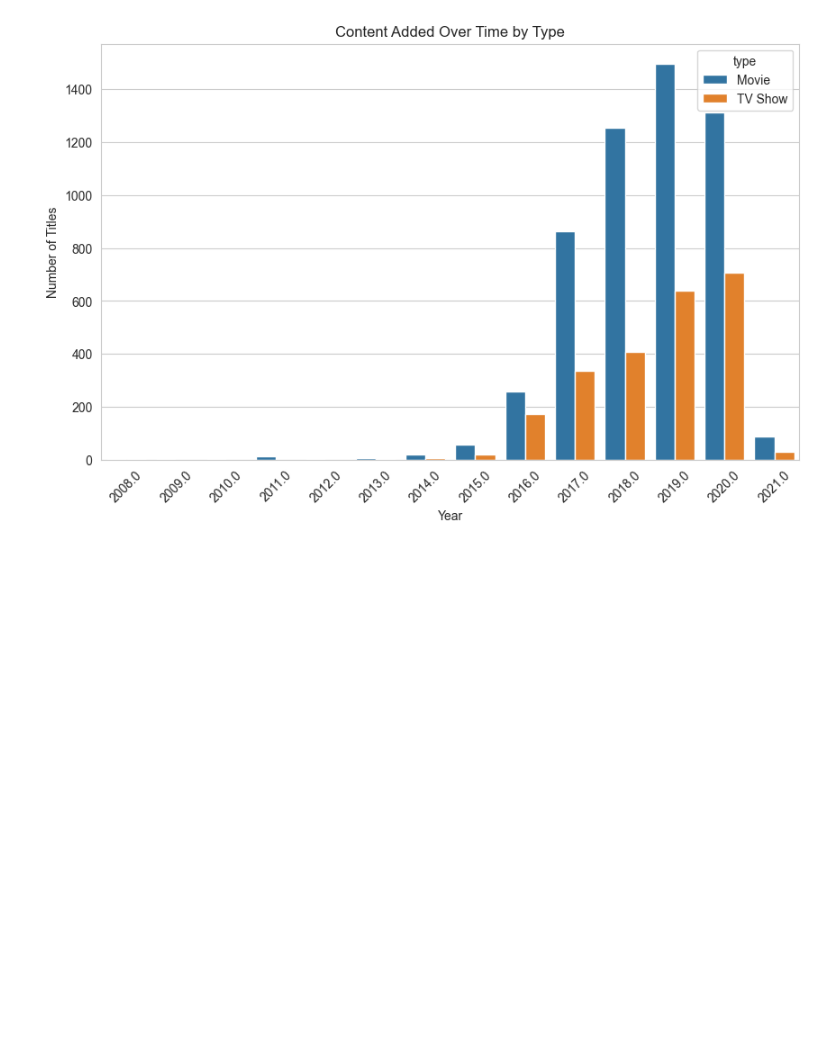
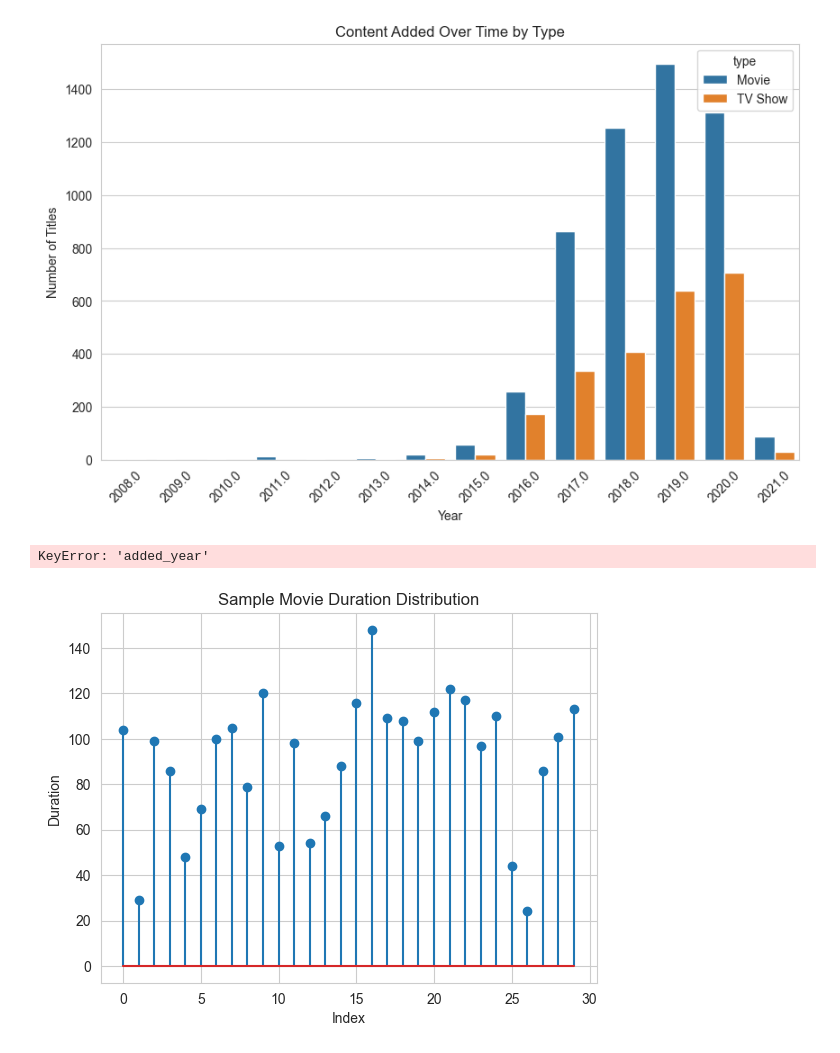
Before and after one commit to CodeByAnu-creator/Project-4, a Jupyter notebook: 2.5_data_vitualization.ipynb, the cells around one changed output. Cells and saved outputs as stored; diff of their text form; code cells hidden in the pictures; blank space fills up the shorter version.

```diff
--- a/2.5_data_vitualization.ipynb
+++ b/2.5_data_vitualization.ipynb
@@ -258,3 +258,36 @@ plt.xticks(rotation=45)
 plt.show()
 # %% [output]
 [figure]
+# %%
+top_genres = (df["listed_in"].str.split(",").explode().str.strip().value_counts().head(4).index)
+
+df_genre = (df.assign(genre=df["listed_in"].str.split(",")).explode("genre"))
+df_genre["genre"] = df_genre["genre"].str.strip()
+
+df_genre = df_genre[df_genre["genre"].isin(top_genres)]
+
+x_genre_year = (df_genre.groupby(["added_year", "genre"]).size().reset_index(name="count"))
+
+plt.figure(figsize=(10,6))
+sns.lineplot(data=x_genre_year,x="added_year",y="count",hue="genre")
+
+plt.title("Top Genres Trend Over Years")
+plt.xlabel("Year")
+plt.ylabel("Count")
+plt.show()
+# %% [output]
+KeyError: 'added_year'
+# %%
+x_movies = df[df["type"] == "Movie"].copy()
+
+x_movies["duration_min"] = (x_movies["duration"].astype(str).str.extract(r"(\d+)").astype(float).dropna())
+
+sample = x_movies["duration_min"].sample(30).values
+
+plt.stem(sample)
+plt.title("Sample Movie Duration Distribution")
+plt.xlabel("Index")
+plt.ylabel("Duration")
+plt.show()
+# %% [output]
+[figure, added]
```
Also changed, not shown: parts of 3 cells of this notebook, 2 other files.
